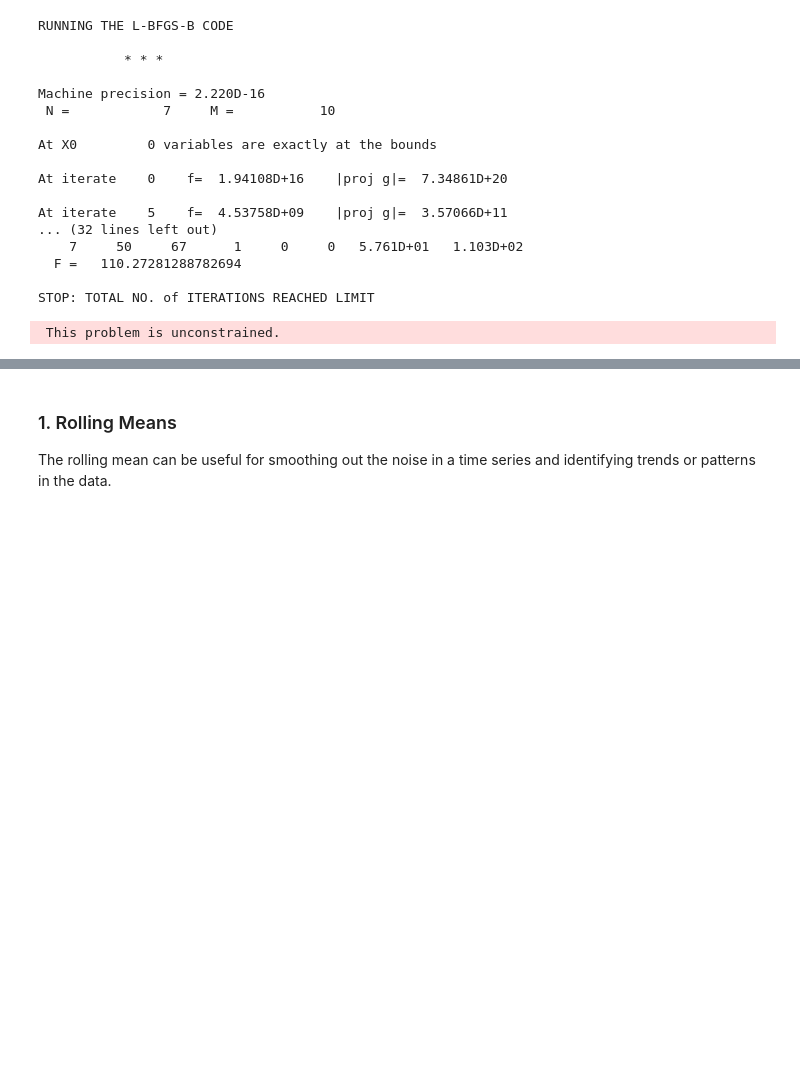
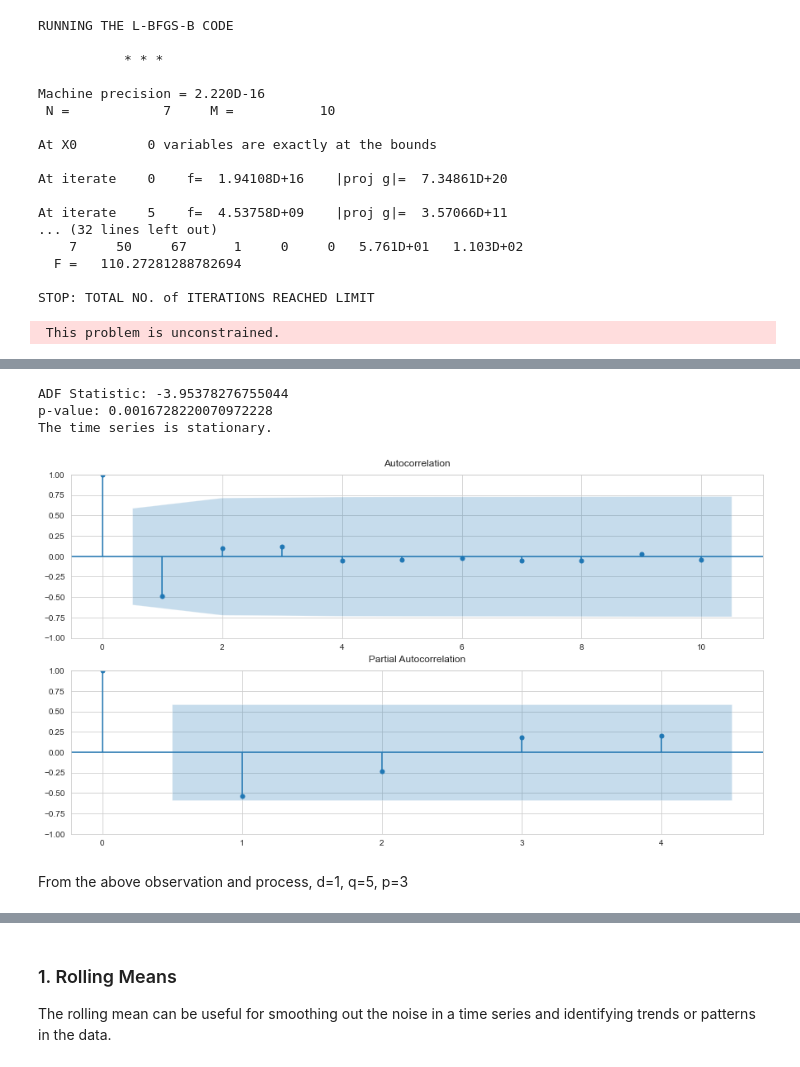
Before and after one commit to macs30200-s23/replication-materials-yuzhouw313, a Jupyter notebook: twitter_analysis.ipynb, the cells around one changed output, grey strips where cells are left out. Cells and saved outputs as stored; diff of their text form; code cells hidden in the pictures; blank space fills up the shorter version.

```diff
--- a/twitter_analysis.ipynb
+++ b/twitter_analysis.ipynb
@@ -842,0 +1070,3 @@ STOP: TOTAL NO. of ITERATIONS REACHED LIMIT
+# %%
+combined_google_diff = combined_google_df.diff().dropna()
+print(combined_google_diff)
@@ -842,0 +1087,23 @@ STOP: TOTAL NO. of ITERATIONS REACHED LIMIT
+# %%
+result_combined_diff = adfuller(combined_google_diff)
+
+print('ADF Statistic:', result_combined_diff[0])
+print('p-value:', result_combined_diff[1])
+
+if result_combined_diff[1] < 0.05:
+    print('The time series is stationary.')
+else:
+    print('The time series is not stationary.')
+# %% [output]
+ADF Statistic: -3.95378276755044
+p-value: 0.0016728220070972228
+The time series is stationary.
+# %%
+fig, ax = plt.subplots(2, 1, figsize=(15,8))
+plot_acf(combined_google_diff, ax=ax[0], lags=10)
+plot_pacf(combined_google_diff, ax=ax[1], lags=4)
+plt.show()
+# %% [output]
+[figure, added]
+# %% [markdown]
+From the above observation and process, d=1, q=5, p=3
```
Also changed, not shown: parts of 30 cells of this notebook, 3 other files.
